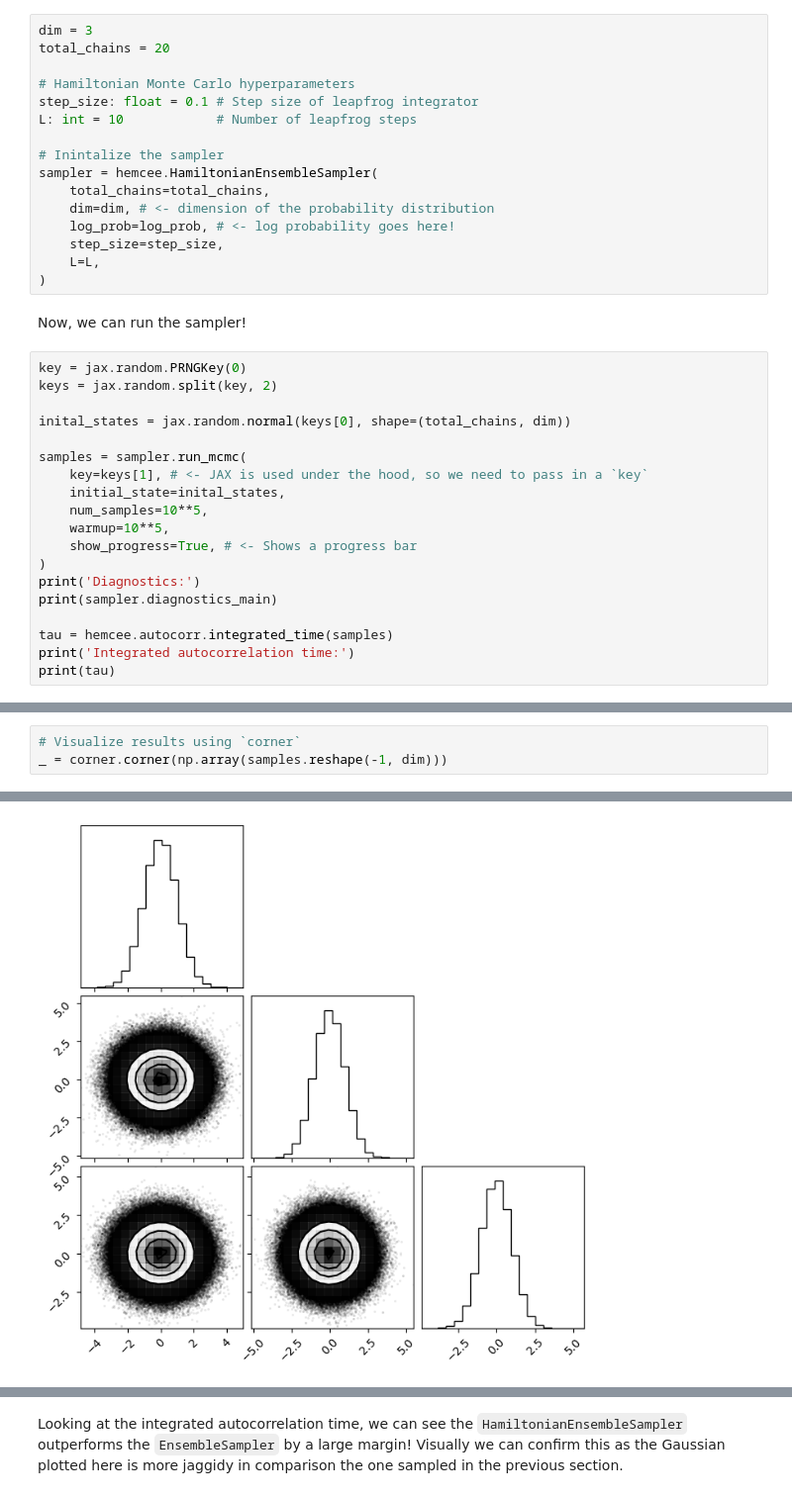
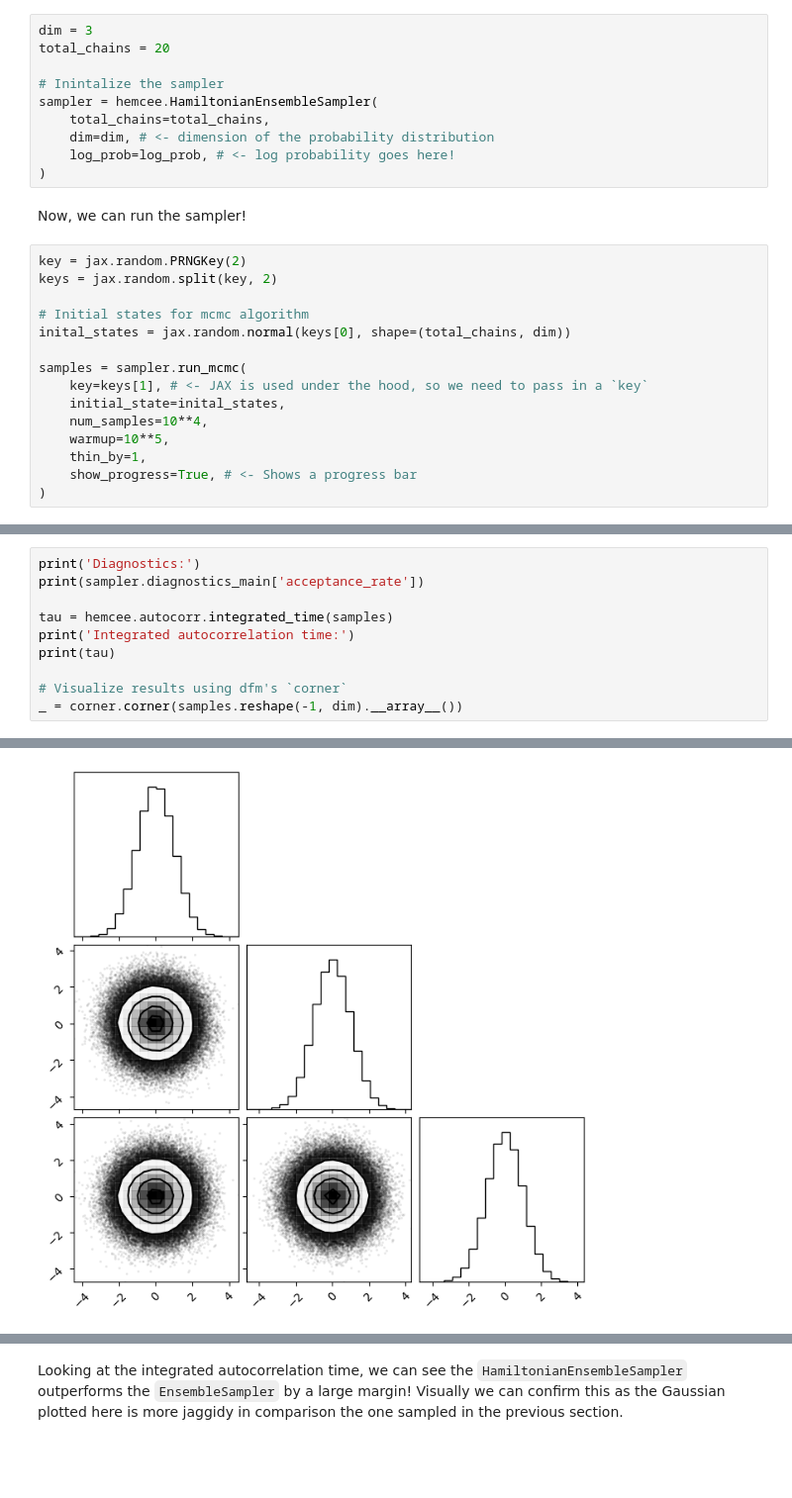
Before and after one commit to clarkmiyamoto/h-emcee, a Jupyter notebook: docs/tutorials/quickstart.ipynb, the cells around one changed output, grey strips where cells are left out. Shown at 99% size. Drawn from its saved outputs; the diff is of its cells as text; blank space fills up the shorter version.

```diff
--- a/docs/tutorials/quickstart.ipynb
+++ b/docs/tutorials/quickstart.ipynb
@@ -33,39 +33,29 @@ In Chen's paper, he details a couple of affine invariant sampling scheme. He com
 # %%
 dim = 3
 total_chains = 20
-
-# Hamiltonian Monte Carlo hyperparameters
-step_size: float = 0.1 # Step size of leapfrog integrator
-L: int = 10            # Number of leapfrog steps
 
 # Inintalize the sampler
 sampler = hemcee.HamiltonianEnsembleSampler(
     total_chains=total_chains,
     dim=dim, # <- dimension of the probability distribution
     log_prob=log_prob, # <- log probability goes here!
-    step_size=step_size,
-    L=L,
 )
 # %% [markdown]
 Now, we can run the sampler!
 # %%
-key = jax.random.PRNGKey(0)
+key = jax.random.PRNGKey(2)
 keys = jax.random.split(key, 2)
 
+# Initial states for mcmc algorithm
 inital_states = jax.random.normal(keys[0], shape=(total_chains, dim))
 
 samples = sampler.run_mcmc(
     key=keys[1], # <- JAX is used under the hood, so we need to pass in a `key`
     initial_state=inital_states,
-    num_samples=10**5,
+    num_samples=10**4,
     warmup=10**5,
+    thin_by=1,
     show_progress=True, # <- Shows a progress bar
 )
-print('Diagnostics:')
-print(sampler.diagnostics_main)
-
-tau = hemcee.autocorr.integrated_time(samples)
-print('Integrated autocorrelation time:')
-print(tau)
 # %% [output]
 Using 20 total chains: Group 1 (10), Group 2 (10)
@@ -84,4 +76,11 @@ Integrated autocorrelation time:
 # %%
-# Visualize results using `corner`
-_ = corner.corner(np.array(samples.reshape(-1, dim)))
+print('Diagnostics:')
+print(sampler.diagnostics_main['acceptance_rate'])
+
+tau = hemcee.autocorr.integrated_time(samples)
+print('Integrated autocorrelation time:')
+print(tau)
+
+# Visualize results using dfm's `corner`
+_ = corner.corner(samples.reshape(-1, dim).__array__())
 # %% [output]
@@ -88 +92 @@ _ = corner.corner(np.array(samples.reshape(-1, dim)))
-[figure, old version]
+[figure, new version]
```
Also changed, not shown: parts of 10 cells of this notebook.
